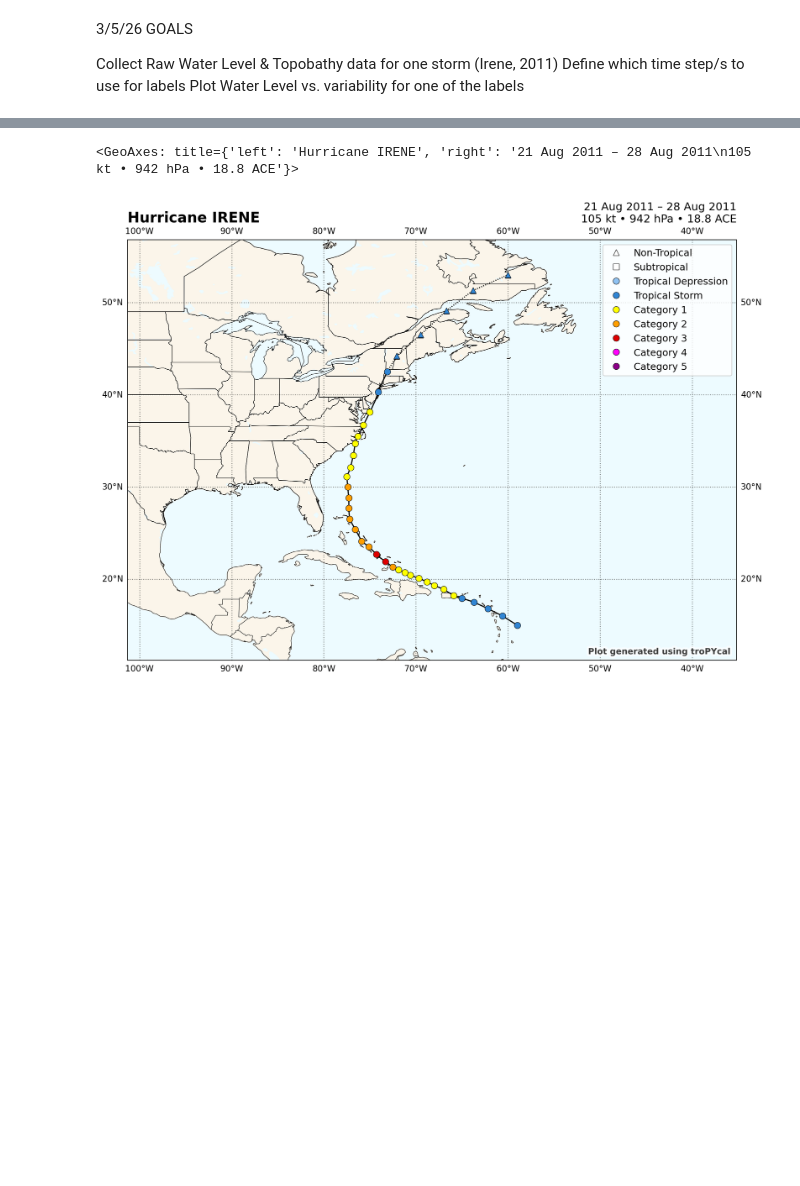
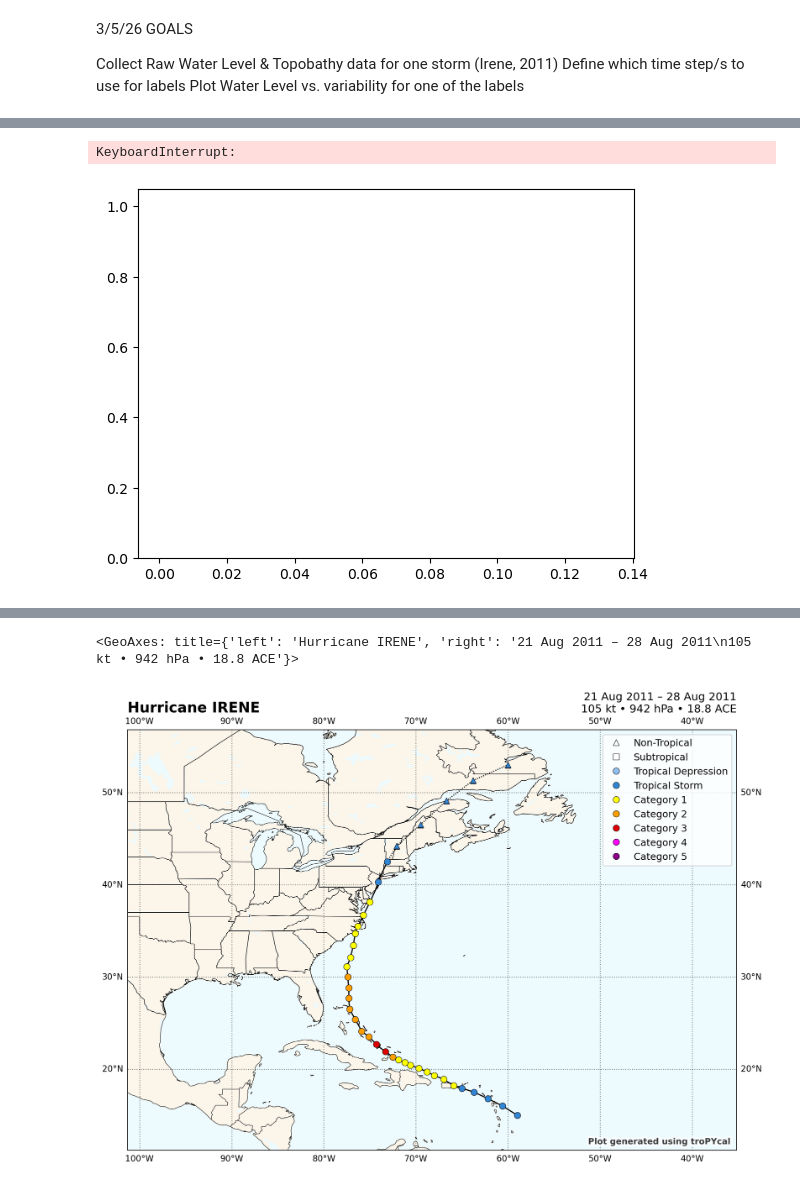
Before and after one commit to qhsimmons/CORA_AOSC650, a Jupyter notebook: Collect_Raw_Data.ipynb, the cells around one changed output, grey strips where cells are left out. Saved outputs shown, nothing was run; the diff lists cells and outputs as text; code cells hidden in the pictures; blank space fills up the shorter version.

```diff
--- a/Collect_Raw_Data.ipynb
+++ b/Collect_Raw_Data.ipynb
@@ -261,9 +444,12 @@ Data variables: (12/16)
 # %%
 # import matplotlib.pyplot as plt
-# t = 61
-# vals = std_feature[:, t]
-# plt.hist(vals[~np.isnan(vals)], bins=50)
-# plt.title(f"Std dev distribution at time {t}")
-# plt.xlabel("Std dev (m)")
-# plt.ylabel("Count")
-# plt.show()
+t = '2011-08-25T18:00:00.000000000'
+vals = combined_ds_newfeats.sel(time=t)["zeta_std_dev"]
+plt.hist(vals, bins=50)
+plt.title(f"Std dev distribution at time {t}")
+plt.xlabel("Std dev (m)")
+plt.ylabel("Count")
+plt.show()
+# %% [output]
+KeyboardInterrupt:
+[figure, added]
```
Also changed, not shown: parts of 14 cells of this notebook, 1 other file.
